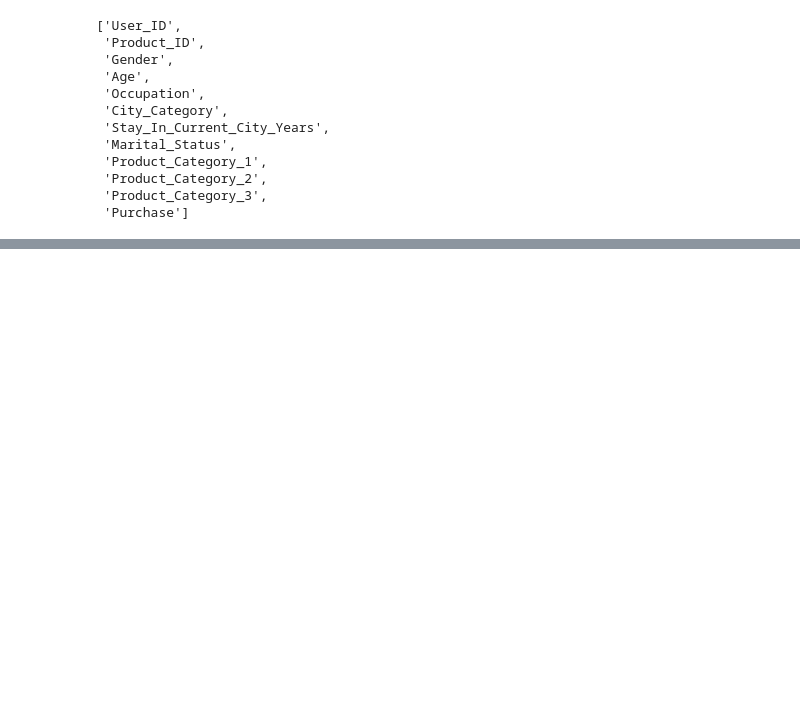
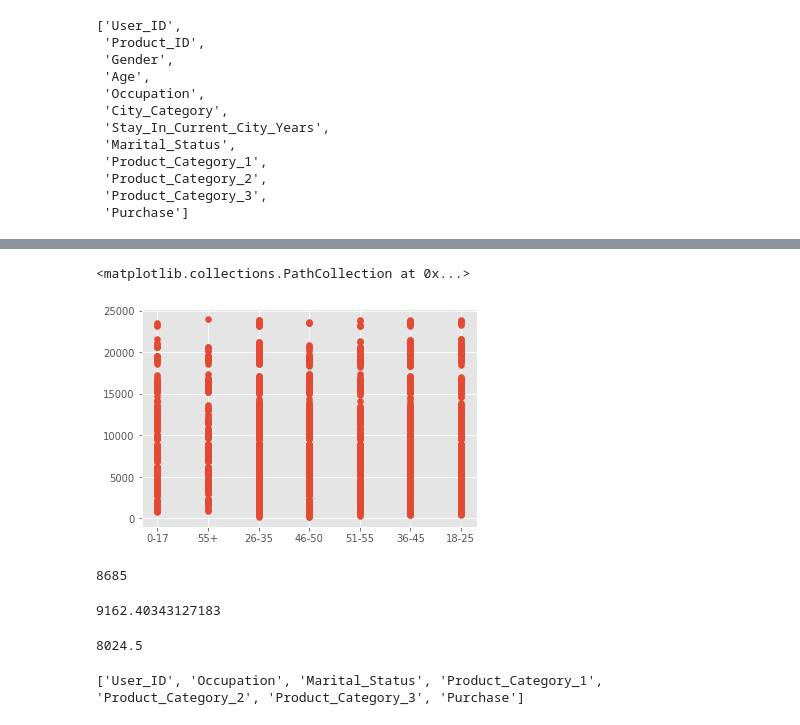
Before and after one commit to diasctiago/cod-streamlit, a Jupyter notebook: cod-streamlit.ipynb, the cells around one changed output, grey strips where cells are left out. Saved outputs shown, nothing was run; the diff lists cells and outputs as text; code cells hidden in the pictures; blank space fills up the shorter version.

```diff
--- a/cod-streamlit.ipynb
+++ b/cod-streamlit.ipynb
@@ -95,0 +95,21 @@ plt.barh(list(df.columns), df.isna().sum().values)
+# %%
+plt.scatter(df['Age'],df['Purchase'])
+# %% [output]
+<matplotlib.collections.PathCollection at 0x...>
+[figure, added]
+# %%
+print(df['Purchase'].mode().max())
+# %% [output]
+8685
+# %%
+print(df['Purchase'].mean())
+# %% [output]
+9162.40343127183
+# %%
+print(df['Purchase'].median())
+# %% [output]
+8024.5
+# %%
+print(list(df.select_dtypes(include=number).columns))
+# %% [output]
+['User_ID', 'Occupation', 'Marital_Status', 'Product_Category_1', 'Product_Category_2', 'Product_Category_3', 'Purchase']
```
Also changed, not shown: parts of 10 cells of this notebook, 2 other files.
